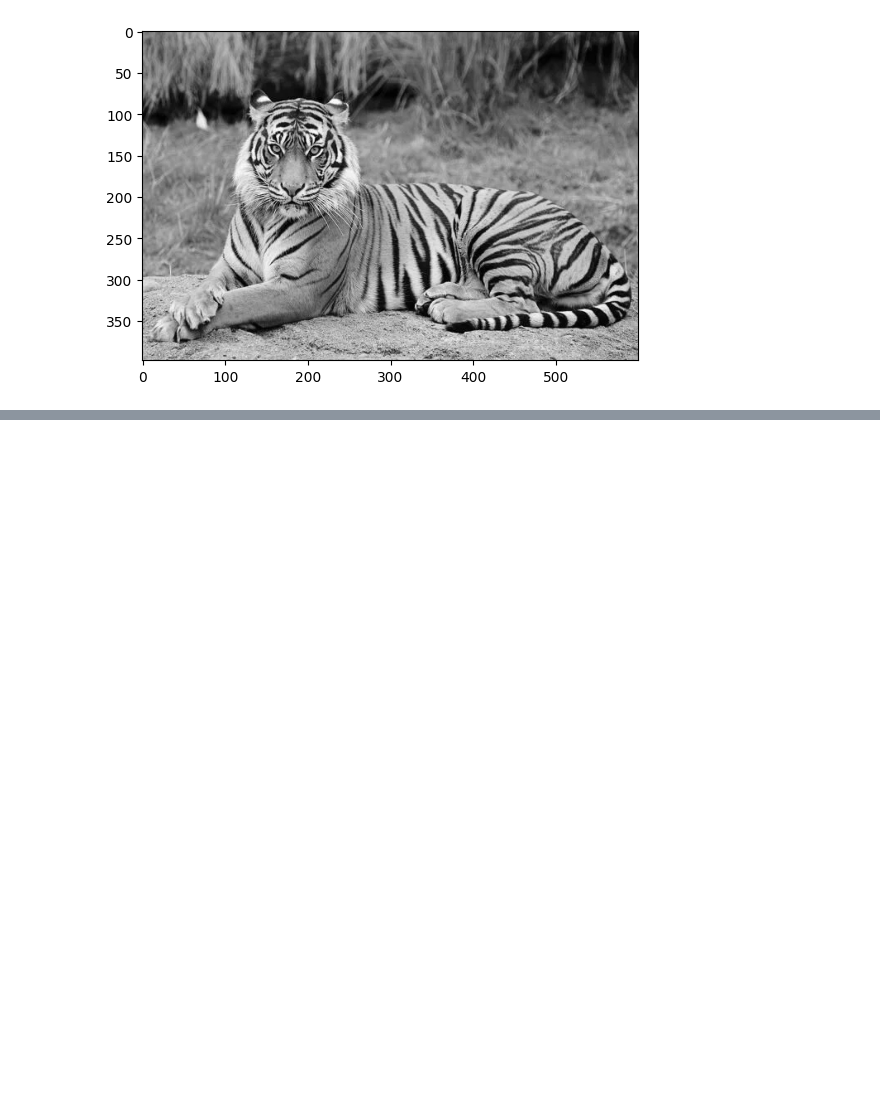
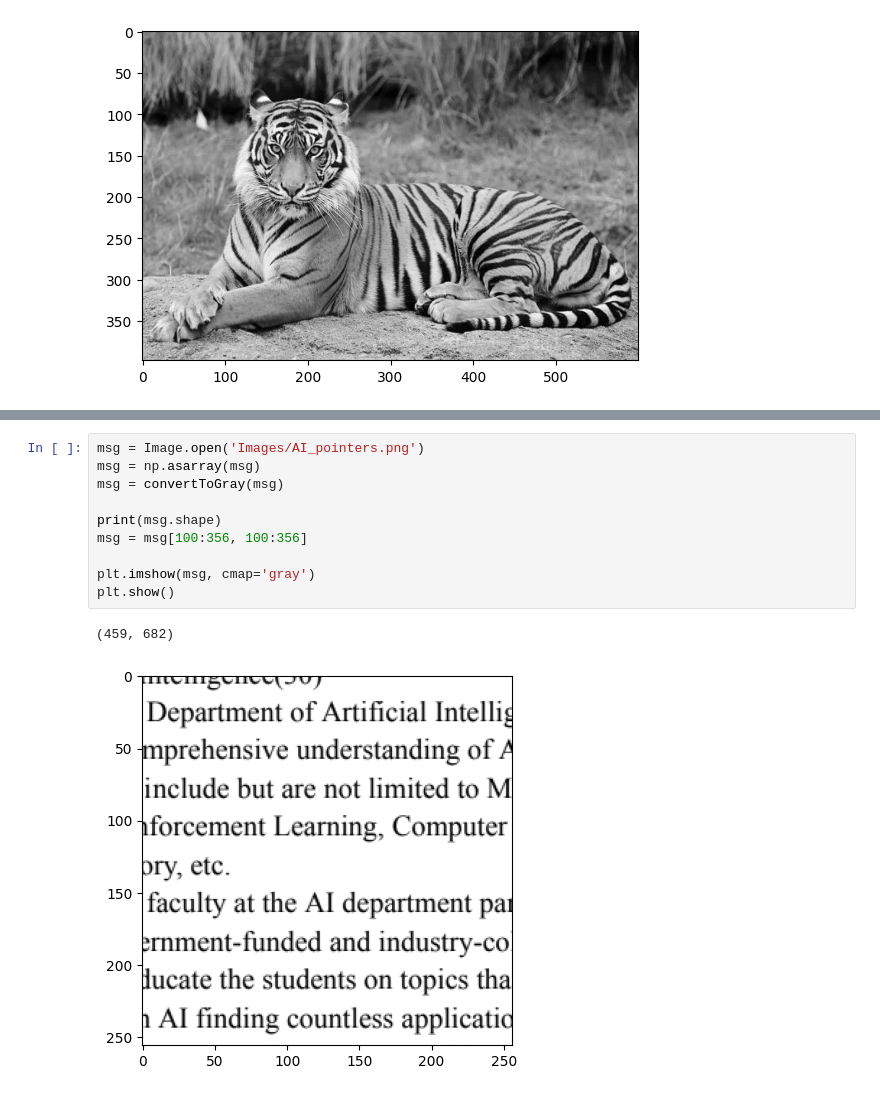
Before and after one commit to shreyaswankhede12/IVP-project, a Jupyter notebook: Code/main.ipynb, the cells around one changed output, grey strips where cells are left out. Cells and saved outputs as stored; diff of their text form; blank space fills up the shorter version.

```diff
--- a/Code/main.ipynb
+++ b/Code/main.ipynb
@@ -240,0 +297,13 @@ plt.show()
+# %%
+msg = Image.open('Images/AI_pointers.png')
+msg = np.asarray(msg)
+msg = convertToGray(msg)
+
+print(msg.shape)
+msg = msg[100:356, 100:356]
+
+plt.imshow(msg, cmap='gray')
+plt.show()
+# %% [output]
+(459, 682)
+[figure, added]
```
Also changed, not shown: parts of 5 cells of this notebook, 2 other files.
